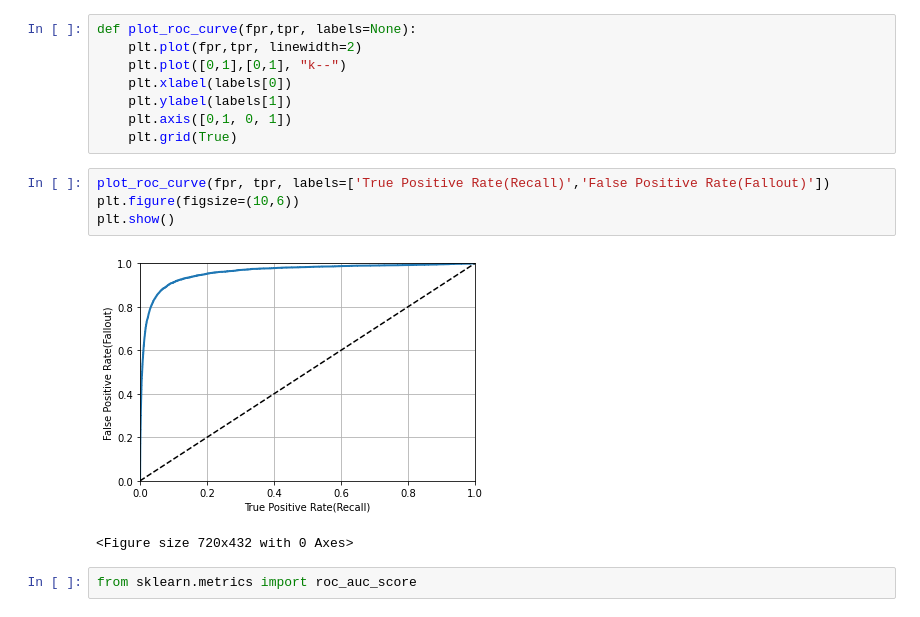
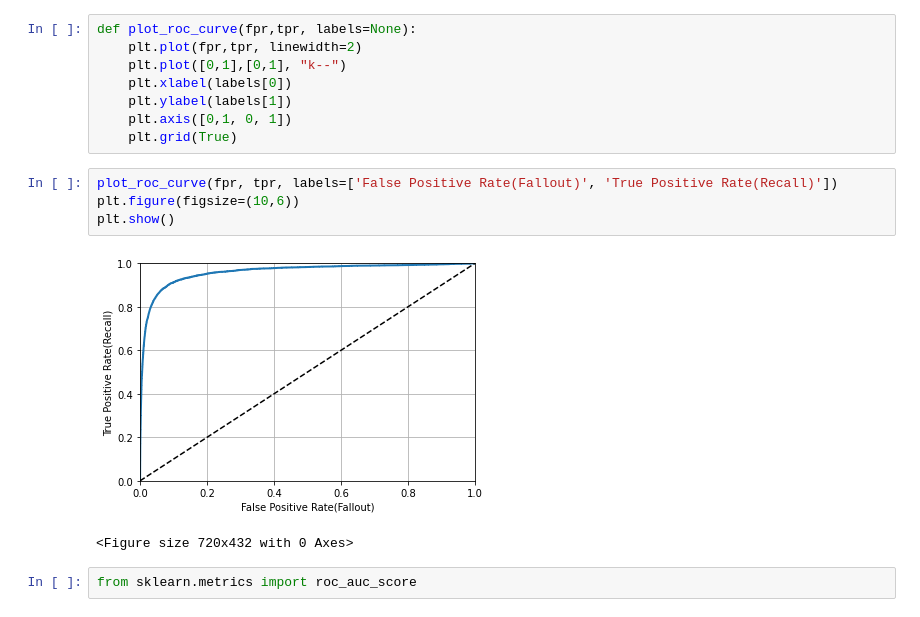
Before and after one commit to CODEPAC/hands_on_ml2_ex, a Jupyter notebook: 3._Classification.ipynb, the cells around one changed output. Saved outputs shown, nothing was run; the diff lists cells and outputs as text.

```diff
--- a/3._Classification.ipynb
+++ b/3._Classification.ipynb
@@ -210,11 +213,11 @@ def plot_roc_curve(fpr,tpr, labels=None):
     plt.axis([0,1, 0, 1])
     plt.grid(True)
 # %%
-plot_roc_curve(fpr, tpr, labels=['True Positive Rate(Recall)','False Positive Rate(Fallout)'])
+plot_roc_curve(fpr, tpr, labels=['False Positive Rate(Fallout)', 'True Positive Rate(Recall)'])
 plt.figure(figsize=(10,6))
 plt.show()
 # %% [output]
-[figure, old version]
+[figure, new version]
 <Figure size 720x432 with 0 Axes>
 # %%
 from sklearn.metrics import roc_auc_score
```
Also changed, not shown: parts of 9 cells of this notebook, 3 other files.
